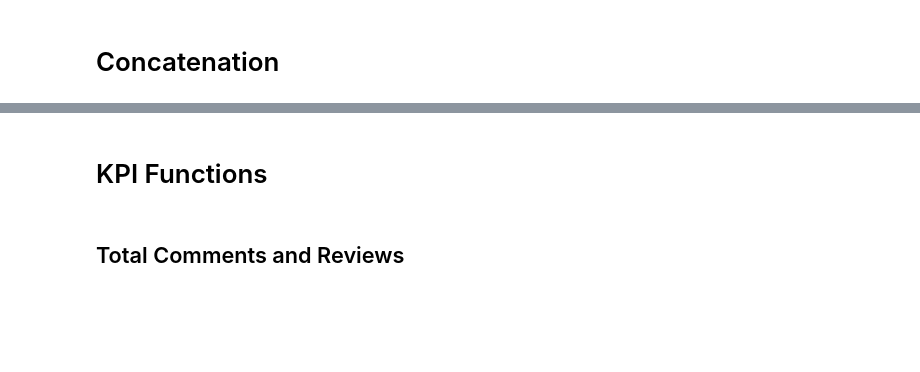
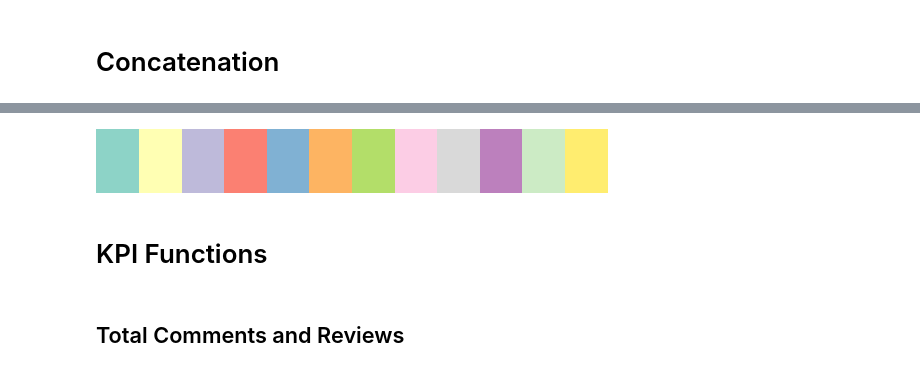
Before and after one commit to adsp-polito/2024-P14-IPL, a Jupyter notebook: KPIExtractor&Analysis.ipynb, the cells around one changed output, grey strips where cells are left out. Drawn from its saved outputs; the diff is of its cells as text; code cells hidden in the pictures; blank space fills up the shorter version.

```diff
--- a/KPIExtractor&Analysis.ipynb
+++ b/KPIExtractor&Analysis.ipynb
@@ -91,3 +105,8 @@ elaborated_feedbacks.to_csv(data_folder+'elaborated_feedbacks.csv', index=False)
+# %%
+colors = cm.Set3.colors
+display(cm.Set3)
+# %% [output]
+[figure, added]
 # %% [markdown]
 # KPI Functions
 # %% [markdown]
```
Also changed, not shown: parts of 59 cells of this notebook, 9 other files.
